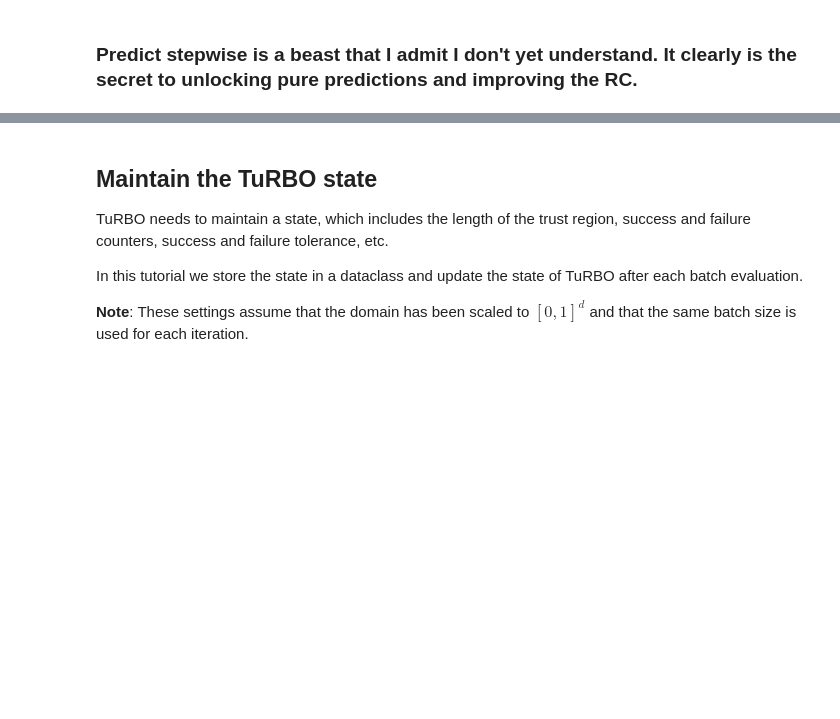
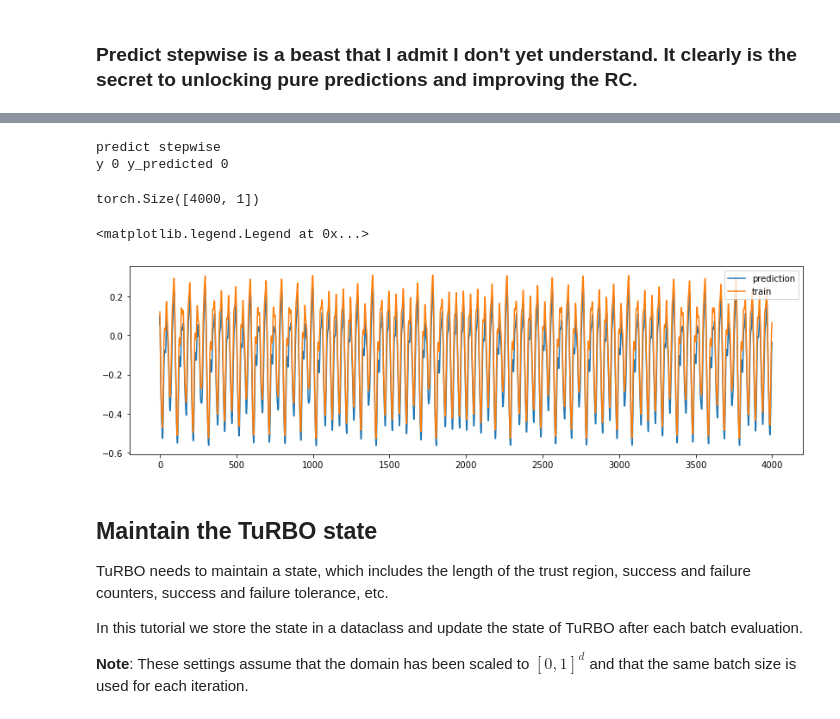
Before and after one commit to blindedjoy/RcTorch, a Jupyter notebook: turbo_1.ipynb, the cells around one changed output, grey strips where cells are left out. Cells and saved outputs as stored; diff of their text form; code cells hidden in the pictures; blank space fills up the shorter version.

```diff
--- a/turbo_1.ipynb
+++ b/turbo_1.ipynb
@@ -990,12 +1037,19 @@ sns.heatmap(pred)
 # %%
-_, pred__ = RC.test(train, scoring_method = "mse", steps_ahead = None)
+_, pred__ = RC.test(train, scoring_method = "mse", steps_ahead = 1)
 pred__.shape
+# %% [output]
+predict stepwise
+y 0 y_predicted 0
+torch.Size([4000, 1])
 # %%
-hi = pred__.numpy().ravel()
+hi = pred__.cpu().numpy().ravel()
 plt.figure(figsize = (14,4))
 plt.plot(list(range(len(hi))), hi, label = "prediction")
 plt.plot(list(range(len(hi))), train, label = "train")
 plt.legend()
+# %% [output]
+<matplotlib.legend.Legend at 0x...>
+[figure, added]
 # %%
 def convert_bounds(bounds_dict):
     """
```
Also changed, not shown: parts of 14 cells of this notebook.
